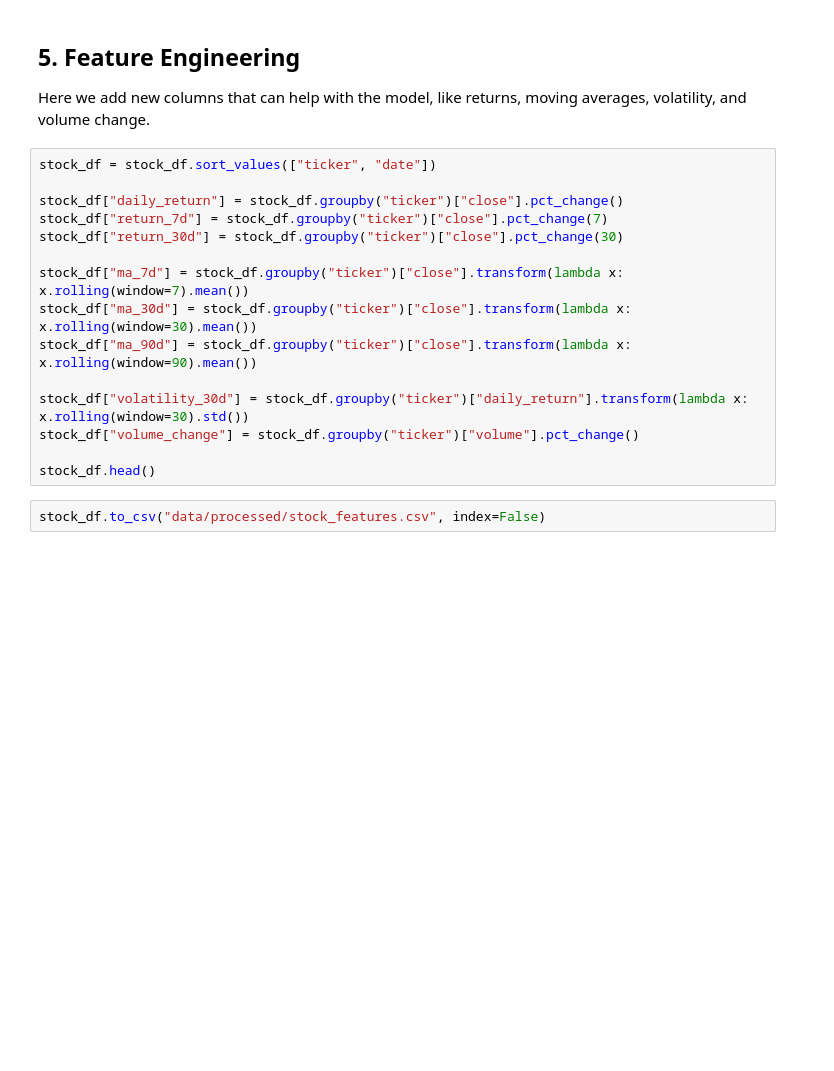
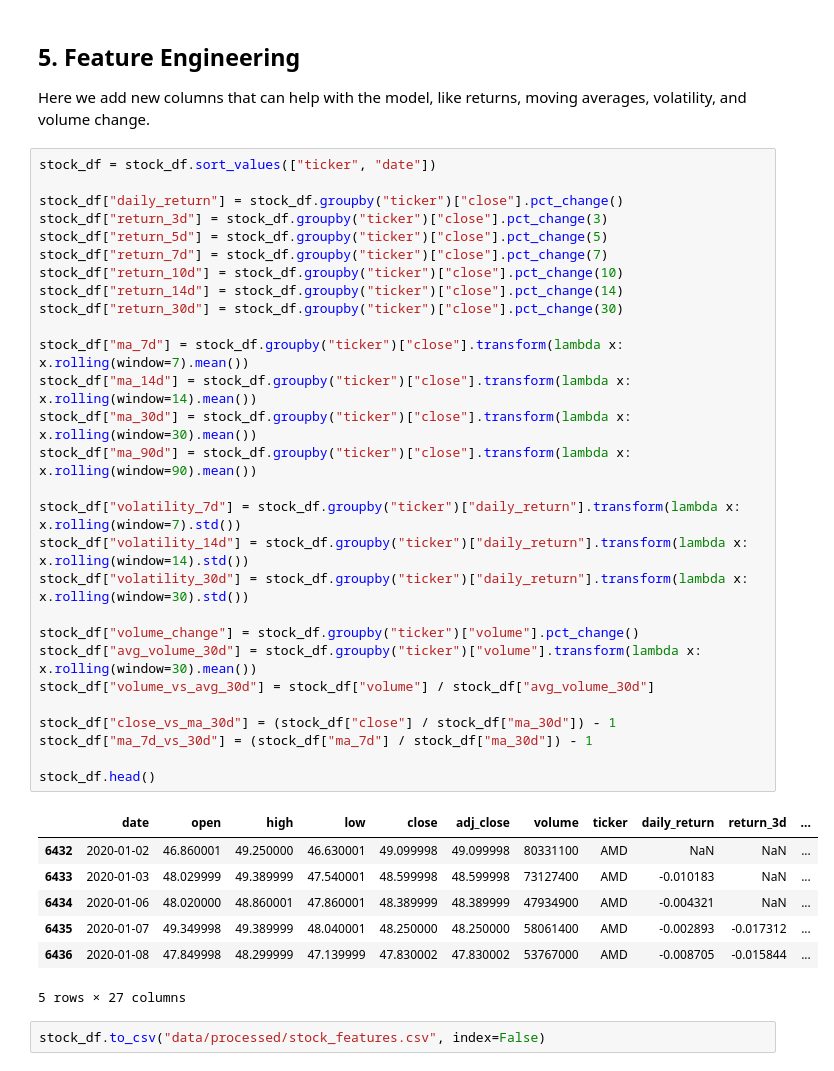
Before and after one commit to 4sciencee/MIS433-Final-Project, a Jupyter notebook: notebooks/AI_Investment_Signals.ipynb, the cells around one changed output. Drawn from its saved outputs; the diff is of its cells as text; blank space fills up the shorter version.

```diff
--- a/notebooks/AI_Investment_Signals.ipynb
+++ b/notebooks/AI_Investment_Signals.ipynb
@@ -129,18 +196,39 @@ Here we add new columns that can help with the model, like returns, moving avera
 # %%
 stock_df = stock_df.sort_values(["ticker", "date"])
 
 stock_df["daily_return"] = stock_df.groupby("ticker")["close"].pct_change()
+stock_df["return_3d"] = stock_df.groupby("ticker")["close"].pct_change(3)
+stock_df["return_5d"] = stock_df.groupby("ticker")["close"].pct_change(5)
 stock_df["return_7d"] = stock_df.groupby("ticker")["close"].pct_change(7)
+stock_df["return_10d"] = stock_df.groupby("ticker")["close"].pct_change(10)
+stock_df["return_14d"] = stock_df.groupby("ticker")["close"].pct_change(14)
 stock_df["return_30d"] = stock_df.groupby("ticker")["close"].pct_change(30)
 
 stock_df["ma_7d"] = stock_df.groupby("ticker")["close"].transform(lambda x: x.rolling(window=7).mean())
+stock_df["ma_14d"] = stock_df.groupby("ticker")["close"].transform(lambda x: x.rolling(window=14).mean())
 stock_df["ma_30d"] = stock_df.groupby("ticker")["close"].transform(lambda x: x.rolling(window=30).mean())
 stock_df["ma_90d"] = stock_df.groupby("ticker")["close"].transform(lambda x: x.rolling(window=90).mean())
 
+stock_df["volatility_7d"] = stock_df.groupby("ticker")["daily_return"].transform(lambda x: x.rolling(window=7).std())
+stock_df["volatility_14d"] = stock_df.groupby("ticker")["daily_return"].transform(lambda x: x.rolling(window=14).std())
 stock_df["volatility_30d"] = stock_df.groupby("ticker")["daily_return"].transform(lambda x: x.rolling(window=30).std())
+
 stock_df["volume_change"] = stock_df.groupby("ticker")["volume"].pct_change()
+stock_df["avg_volume_30d"] = stock_df.groupby("ticker")["volume"].transform(lambda x: x.rolling(window=30).mean())
+stock_df["volume_vs_avg_30d"] = stock_df["volume"] / stock_df["avg_volume_30d"]
+
+stock_df["close_vs_ma_30d"] = (stock_df["close"] / stock_df["ma_30d"]) - 1
+stock_df["ma_7d_vs_30d"] = (stock_df["ma_7d"] / stock_df["ma_30d"]) - 1
 
 stock_df.head()
+# %% [output]
+|  | date | open | high | low | close | adj_close | volume | ticker | daily_return | return_3d | ... |
+| 6432 | 2020-01-02 | 46.860001 | 49.250000 | 46.630001 | 49.099998 | 49.099998 | 80331100 | AMD | NaN | NaN | ... |
+| 6433 | 2020-01-03 | 48.029999 | 49.389999 | 47.540001 | 48.599998 | 48.599998 | 73127400 | AMD | -0.010183 | NaN | ... |
+| 6434 | 2020-01-06 | 48.020000 | 48.860001 | 47.860001 | 48.389999 | 48.389999 | 47934900 | AMD | -0.004321 | NaN | ... |
+| 6435 | 2020-01-07 | 49.349998 | 49.389999 | 48.040001 | 48.250000 | 48.250000 | 58061400 | AMD | -0.002893 | -0.017312 | ... |
+| 6436 | 2020-01-08 | 47.849998 | 48.299999 | 47.139999 | 47.830002 | 47.830002 | 53767000 | AMD | -0.008705 | -0.015844 | ... |
+5 rows × 27 columns
 # %%
 stock_df.to_csv("data/processed/stock_features.csv", index=False)
 # %% [markdown]
```
Also changed, not shown: parts of 26 cells of this notebook, 13 other files.
